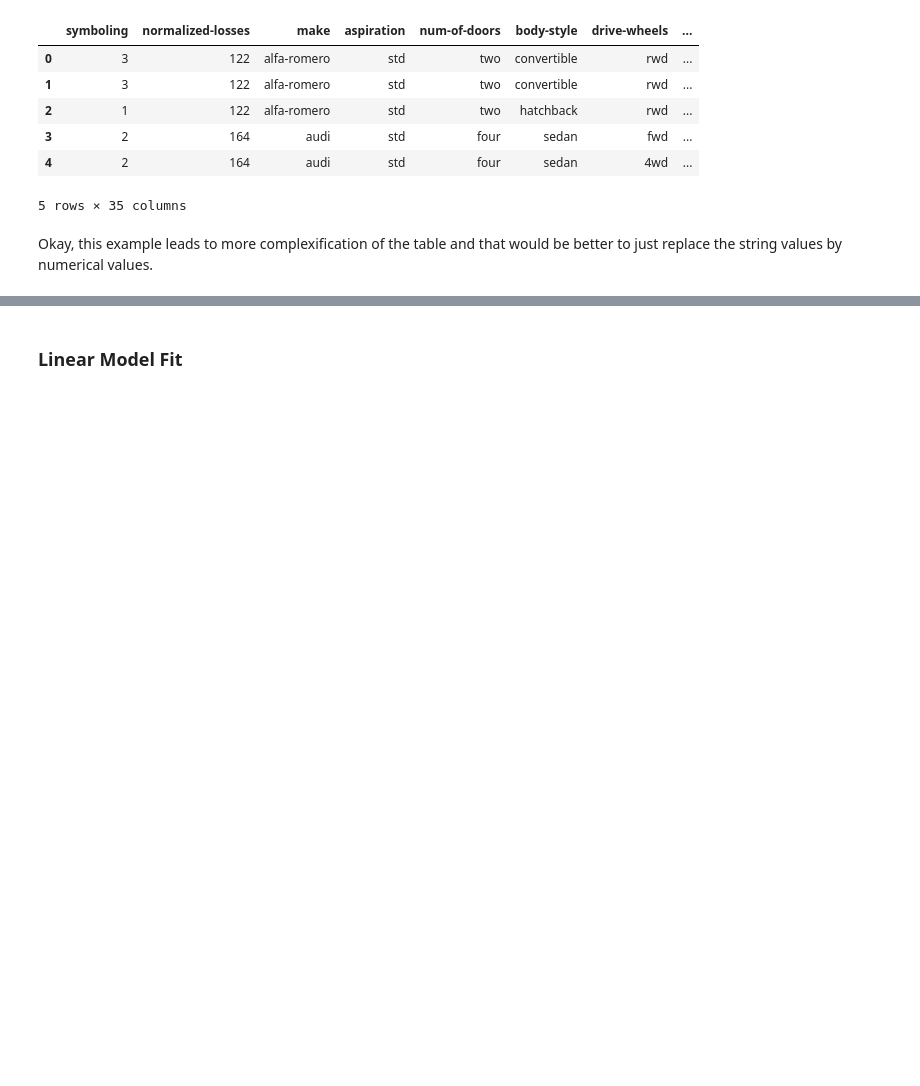
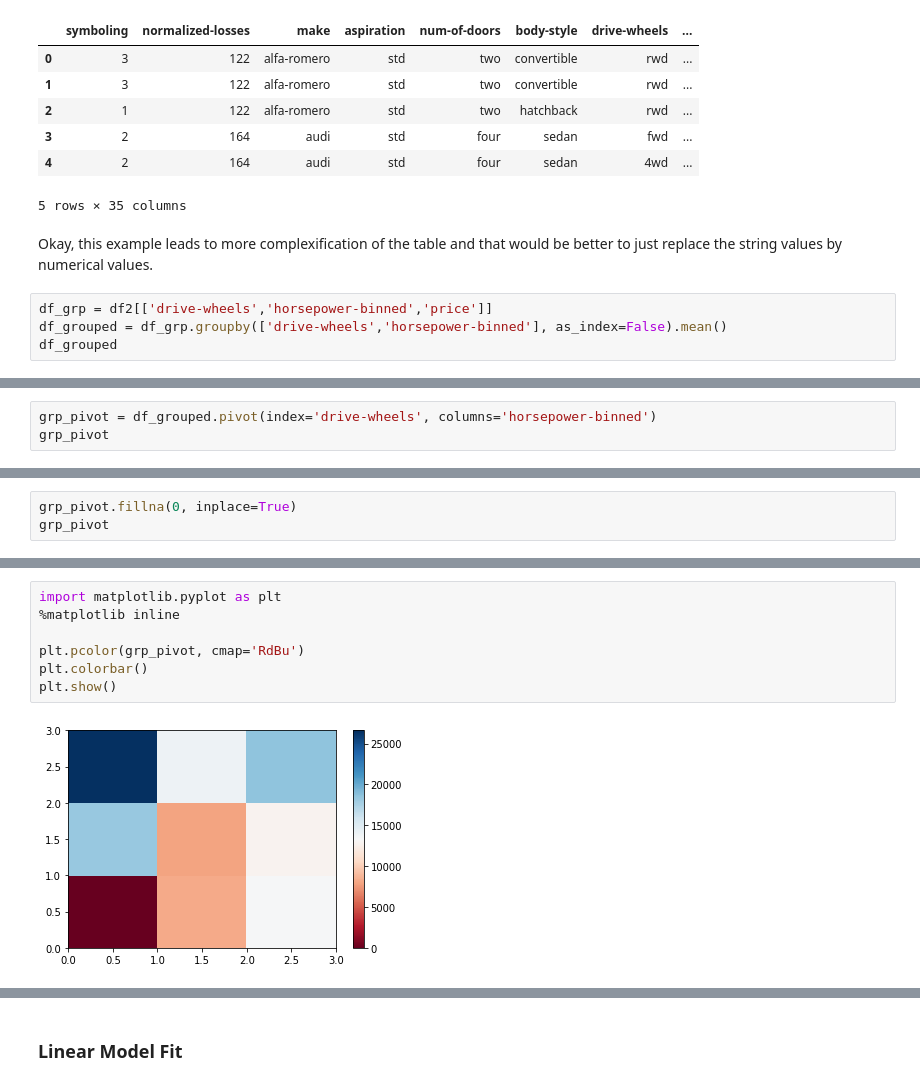
Before and after one commit to FabienNugier/SummaryCommandsPython, a Jupyter notebook: summary_commands.ipynb, the cells around one changed output, grey strips where cells are left out. Saved outputs shown, nothing was run; the diff lists cells and outputs as text; blank space fills up the shorter version.

```diff
--- a/summary_commands.ipynb
+++ b/summary_commands.ipynb
@@ -1274,3 +1278,7 @@ df2.head()
 5 rows × 35 columns
 # %% [markdown]
 Okay, this example leads to more complexification of the table and that would be better to just replace the string values by numerical values.
+# %%
+df_grp = df2[['drive-wheels','horsepower-binned','price']]
+df_grouped = df_grp.groupby(['drive-wheels','horsepower-binned'], as_index=False).mean()
+df_grouped
@@ -1276,0 +1295,3 @@ Okay, this example leads to more complexification of the table and that would be
+# %%
+grp_pivot = df_grouped.pivot(index='drive-wheels', columns='horsepower-binned')
+grp_pivot
@@ -1276,0 +1305,3 @@ Okay, this example leads to more complexification of the table and that would be
+# %%
+grp_pivot.fillna(0, inplace=True)
+grp_pivot
@@ -1276,0 +1315,9 @@ Okay, this example leads to more complexification of the table and that would be
+# %%
+import matplotlib.pyplot as plt
+%matplotlib inline
+
+plt.pcolor(grp_pivot, cmap='RdBu')
+plt.colorbar()
+plt.show()
+# %% [output]
+[figure, added]
```
Also changed, not shown: parts of 56 cells of this notebook.
